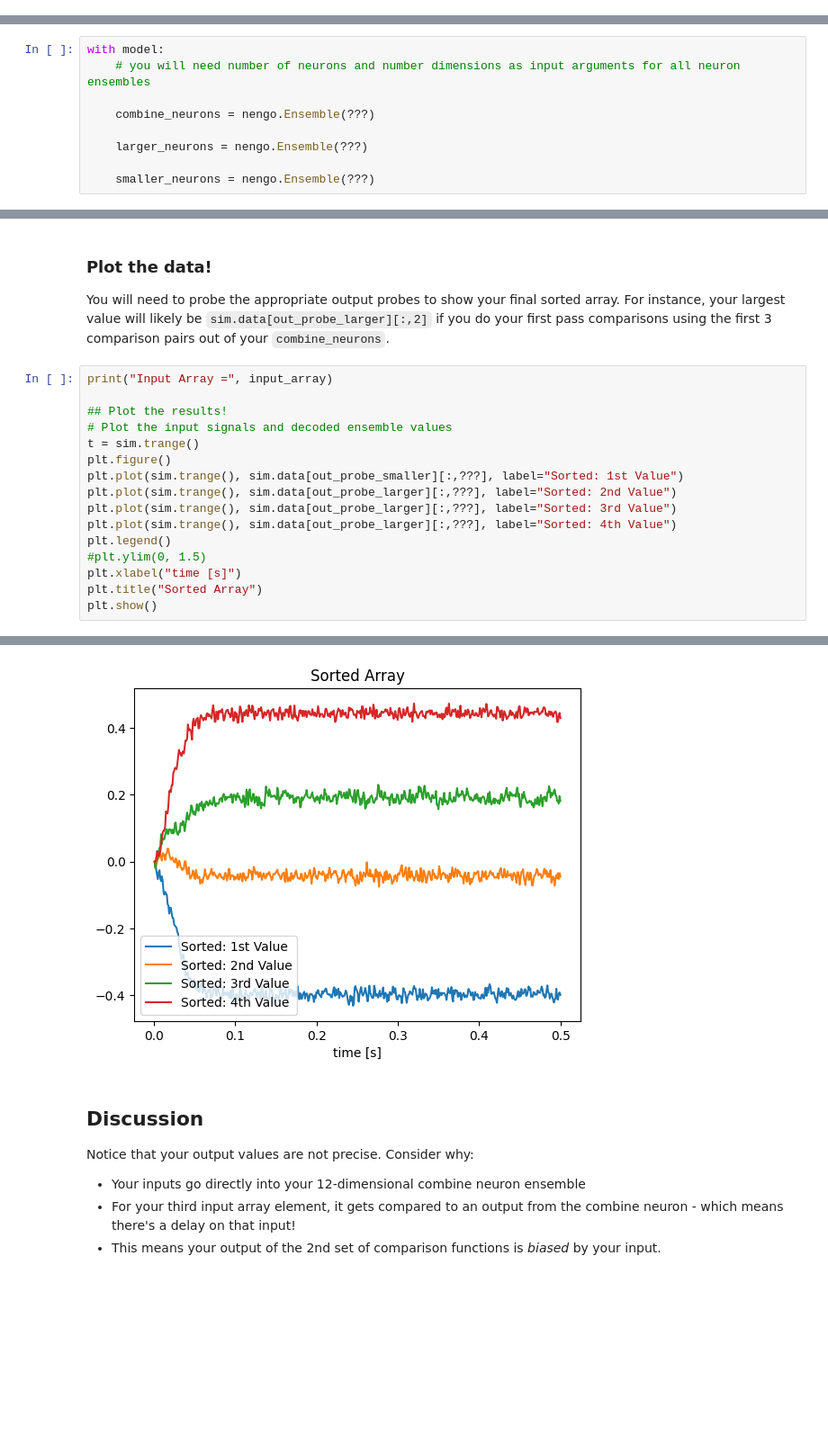
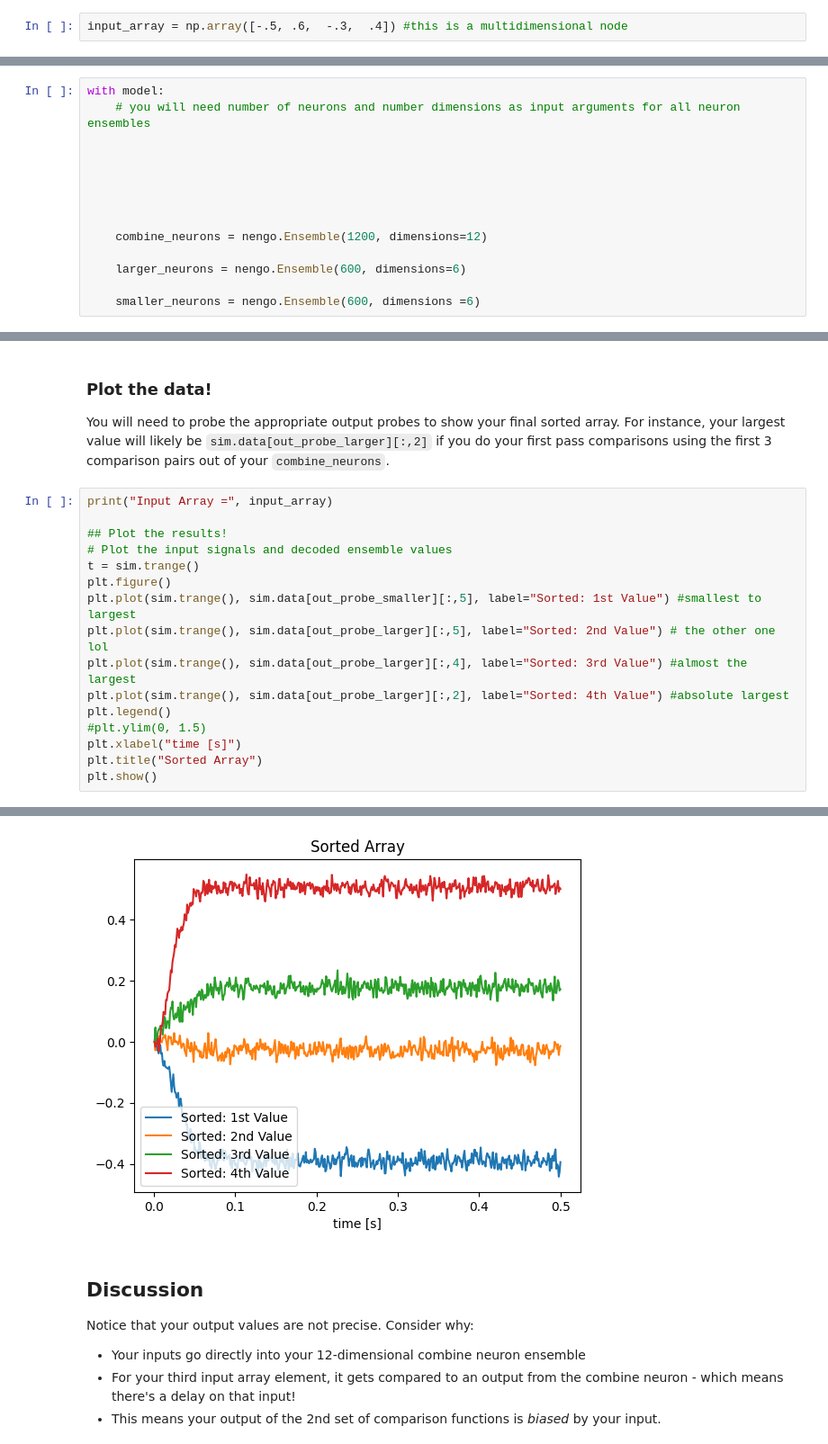
Before and after one commit to taylorharkley2/mapping_algos, a Jupyter notebook: ICE3_Bubblesort.ipynb, the cells around one changed output, grey strips where cells are left out. Shown at 90% size. Cells and saved outputs as stored; diff of their text form; blank space fills up the shorter version.

```diff
--- a/ICE3_Bubblesort.ipynb
+++ b/ICE3_Bubblesort.ipynb
@@ -30,3 +28,5 @@ input_array = ???
+# %%
+input_array = np.array([-.5, .6,  -.3,  .4]) #this is a multidimensional node
 # %% [markdown]
 ### Encode all inputs for sorting
 
@@ -105,8 +106,13 @@ Fill in all `???` with the appropriate code.
 with model:
     # you will need number of neurons and number dimensions as input arguments for all neuron ensembles
 
-    combine_neurons = nengo.Ensemble(???)
 
-    larger_neurons = nengo.Ensemble(???)
 
-    smaller_neurons = nengo.Ensemble(???)
+
+
+
+    combine_neurons = nengo.Ensemble(1200, dimensions=12)
+
+    larger_neurons = nengo.Ensemble(600, dimensions=6)
+
+    smaller_neurons = nengo.Ensemble(600, dimensions =6)
@@ -193,22 +224,22 @@ You will need to probe the appropriate output probes to show your final sorted a
 # %%
 print("Input Array =", input_array)
 
 ## Plot the results!
 # Plot the input signals and decoded ensemble values
 t = sim.trange()
 plt.figure()
-plt.plot(sim.trange(), sim.data[out_probe_smaller][:,???], label="Sorted: 1st Value")
-plt.plot(sim.trange(), sim.data[out_probe_larger][:,???], label="Sorted: 2nd Value")
-plt.plot(sim.trange(), sim.data[out_probe_larger][:,???], label="Sorted: 3rd Value")
-plt.plot(sim.trange(), sim.data[out_probe_larger][:,???], label="Sorted: 4th Value")
+plt.plot(sim.trange(), sim.data[out_probe_smaller][:,5], label="Sorted: 1st Value") #smallest to largest
+plt.plot(sim.trange(), sim.data[out_probe_larger][:,5], label="Sorted: 2nd Value") # the other one lol
+plt.plot(sim.trange(), sim.data[out_probe_larger][:,4], label="Sorted: 3rd Value") #almost the largest
+plt.plot(sim.trange(), sim.data[out_probe_larger][:,2], label="Sorted: 4th Value") #absolute largest
 plt.legend()
 #plt.ylim(0, 1.5)
 plt.xlabel("time [s]")
 plt.title("Sorted Array")
 plt.show()
 # %% [output]
 Input Array = [-0.5  0.6 -0.3  0.4]
-[figure, old version]
+[figure, new version]
 # %% [markdown]
 ## Discussion
 
```
Also changed, not shown: parts of 7 cells of this notebook, 1 other file.
